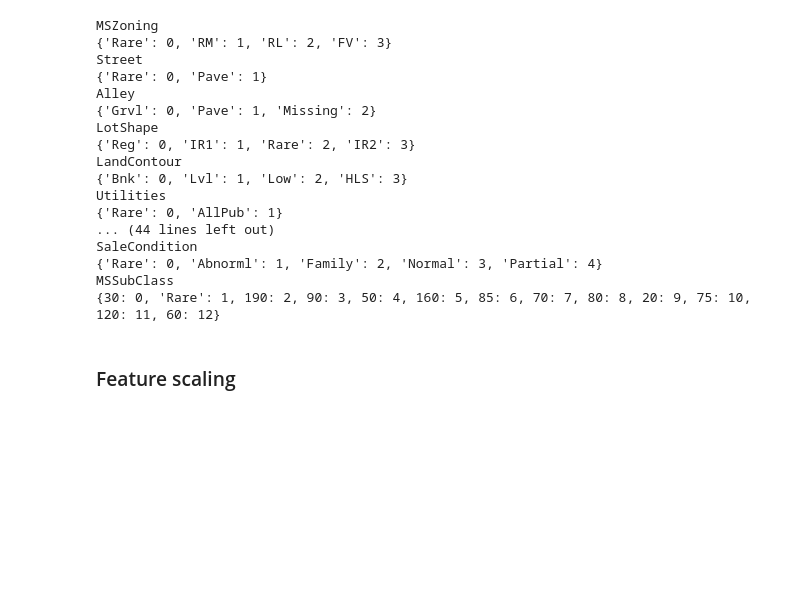
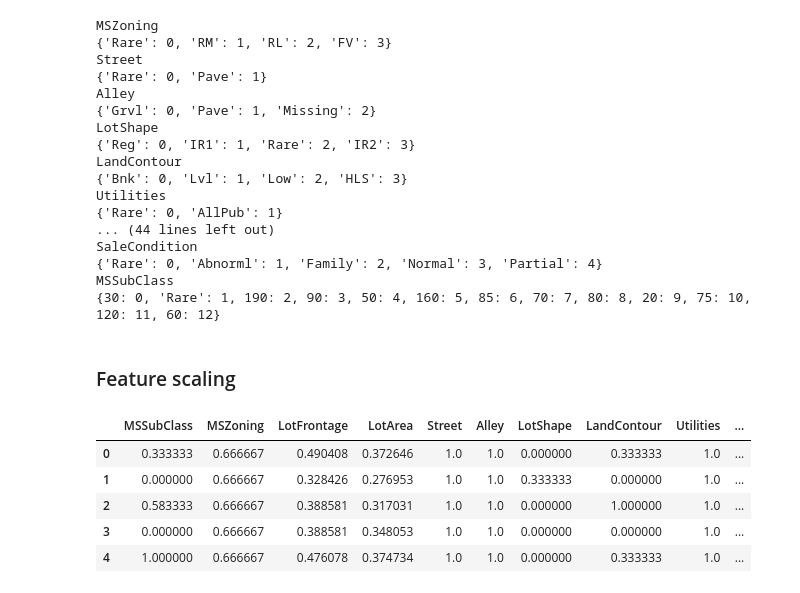
Before and after one commit to schouten-pepijn/Deployment_ML_Model, a Jupyter notebook: Own_Materials/Own_Code/Section_4/demo_Feature_Engineering_Housing_Prices.ipynb, the cells around one changed output. Saved outputs shown, nothing was run; the diff lists cells and outputs as text; code cells hidden in the pictures; blank space fills up the shorter version.

```diff
--- a/Own_Materials/Own_Code/Section_4/demo_Feature_Engineering_Housing_Prices.ipynb
+++ b/Own_Materials/Own_Code/Section_4/demo_Feature_Engineering_Housing_Prices.ipynb
@@ -220,7 +220,7 @@ exposure_mappings = {'No': 1, 'Mn': 2, 'Av': 3, 'Gd': 4, 'Missing': 0, 'NA': 0}
 var = 'BsmtExposure'
 
 X_train[var] = X_train[var].map(exposure_mappings)
-X_train[var] = X_train[var].map(exposure_mappings)
+X_test[var] = X_test[var].map(exposure_mappings)
 
 # Map the finish categories to ordinal values
 finish_mappings = {'Missing': 0, 'NA': 0, 'Unf': 1, 'LwQ': 2, 'Rec': 3, 'BLQ': 4, 'ALQ': 5, 'GLQ': 6}
@@ -341,3 +341,28 @@ MSSubClass
 {30: 0, 'Rare': 1, 190: 2, 90: 3, 50: 4, 160: 5, 85: 6, 70: 7, 80: 8, 20: 9, 75: 10, 120: 11, 60: 12}
 # %% [markdown]
 ### Feature scaling
+# %%
+# crate scaler
+scaler = MinMaxScaler()
+
+# fit the scaler
+scaler.fit(X_train)
+
+# apply the scaler and transform the variables
+X_train = pd.DataFrame(
+    scaler.transform(X_train),
+    columns=X_train.columns
+)
+X_test = pd.DataFrame(
+    scaler.transform(X_test),
+    columns=X_test.columns
+)
+
+X_train.head()
+# %% [output]
+|  | MSSubClass | MSZoning | LotFrontage | LotArea | Street | Alley | LotShape | LandContour | Utilities | ... |
+| 0 | 0.333333 | 0.666667 | 0.490408 | 0.372646 | 1.0 | 1.0 | 0.000000 | 0.333333 | 1.0 | ... |
+| 1 | 0.000000 | 0.666667 | 0.328426 | 0.276953 | 1.0 | 1.0 | 0.333333 | 0.000000 | 1.0 | ... |
+| 2 | 0.583333 | 0.666667 | 0.388581 | 0.317031 | 1.0 | 1.0 | 0.000000 | 1.000000 | 1.0 | ... |
+| 3 | 0.000000 | 0.666667 | 0.388581 | 0.348053 | 1.0 | 1.0 | 0.000000 | 0.000000 | 1.0 | ... |
+| 4 | 1.000000 | 0.666667 | 0.476078 | 0.374734 | 1.0 | 1.0 | 0.000000 | 0.333333 | 1.0 | ... |
```
